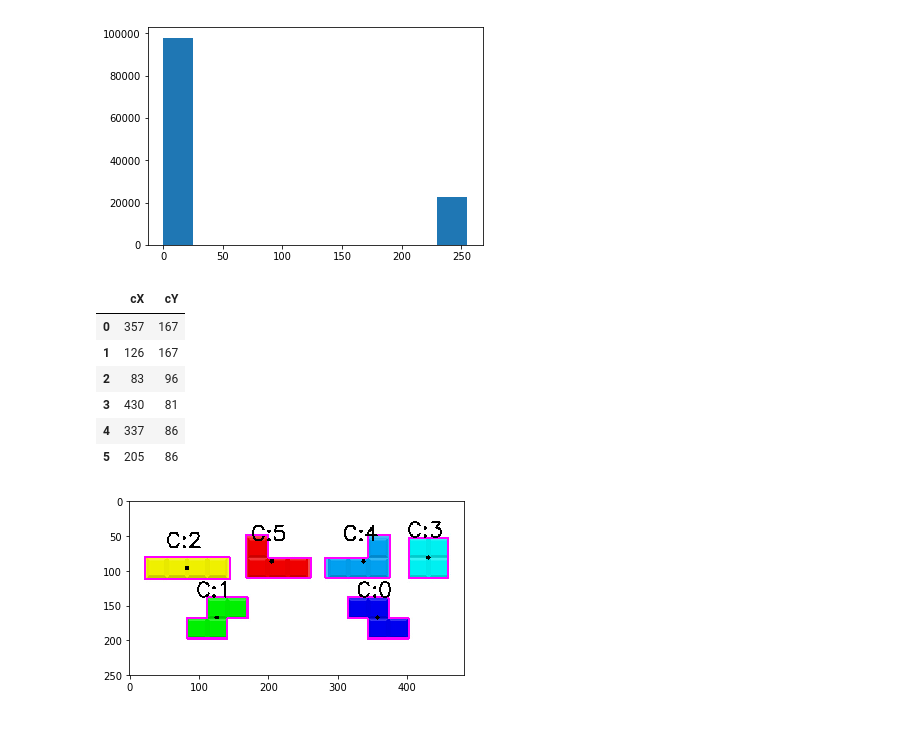
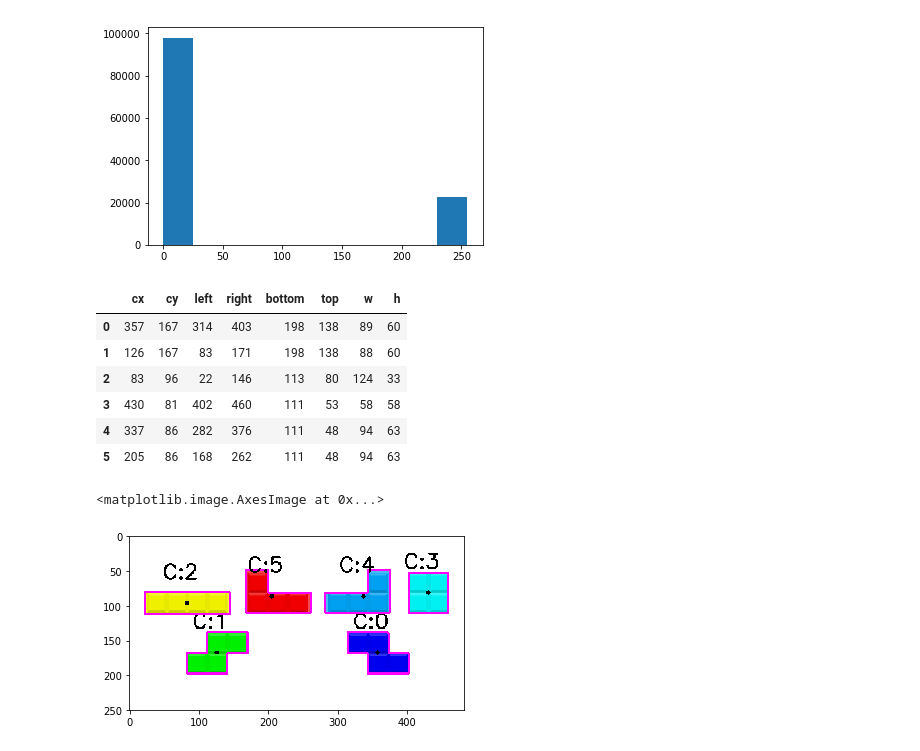
Before and after one commit to jrovegno/opencv, a Jupyter notebook: OpenCV_01.ipynb, the cells around one changed output. Drawn from its saved outputs; the diff is of its cells as text; code cells hidden in the pictures.

```diff
--- a/OpenCV tests.ipynb
+++ b/OpenCV_01.ipynb
@@ -32,3 +34,24 @@ green: (0, 127, 0)
+# %%
+def df_contours(cnts):
+    df = pd.DataFrame(columns=['cx','cy', 'left', 'right', 'bottom', 'top', 'w', 'h'])
+    for i, c in enumerate(cnts):
+        M = cv2.moments(c)
+        cx, cy = int(M["m10"] / M["m00"]), int(M["m01"] / M["m00"])
+        x, y, w, h = cv2.boundingRect(c)
+        df.loc[i] = pd.Series({'cx': cx, 'cy': cy, 'left': x, 'top': y,
+                               'w': w, 'h': h, 'bottom': y+h, 'right': x+w})
+    return df
+
+def center(df, i=0, offset=0):
+    return tuple(df.loc[i, ['cx','cy']] + offset)
+
+def lt(df, i=0, offset=0):
+    '''Left Top'''
+    return tuple(df.loc[i, ['left','top']] + offset)
+
+def rb(df, i=0, offset=0):
+    '''Right Bottom'''
+    return tuple(df.loc[i, ['right','bottom']] + offset)
 # %% [markdown]
 ### Draw countours
 imutils.auto_canny
@@ -86,7 +111,7 @@ plt.imshow(gray)
 <matplotlib.image.AxesImage at 0x...>
 [figure]
 # %%
-thresh = cv2.threshold(gray, 225, 255, cv2.THRESH_BINARY_INV)[1]
+(_, thresh) = cv2.threshold(gray, 225, 255, cv2.THRESH_BINARY_INV)
 plt.imshow(thresh)
 # %% [output]
 <matplotlib.image.AxesImage at 0x...>
@@ -97,41 +122,36 @@ _ = plt.hist(thresh.ravel())
 [figure]
 # %%
 (_, cnts, _) = cv2.findContours(thresh.copy(), cv2.RETR_EXTERNAL, cv2.CHAIN_APPROX_SIMPLE)
+# %%
+df = df_contours(cnts)
+df
+# %% [output]
+|  | cx | cy | left | right | bottom | top | w | h |
+| 0 | 357 | 167 | 314 | 403 | 198 | 138 | 89 | 60 |
+| 1 | 126 | 167 | 83 | 171 | 198 | 138 | 88 | 60 |
+| 2 | 83 | 96 | 22 | 146 | 113 | 80 | 124 | 33 |
+| 3 | 430 | 81 | 402 | 460 | 111 | 53 | 58 | 58 |
+| 4 | 337 | 86 | 282 | 376 | 111 | 48 | 94 | 63 |
+| 5 | 205 | 86 | 168 | 262 | 111 | 48 | 94 | 63 |
 # %%
 # https://docs.opencv.org/3.3.1/d6/d6e/group__imgproc__draw.html
-df = pd.DataFrame(columns=['cX','cY'])
 thickness = 2
 # Negative thickness means that a filled circle is to be drawn.
 circle_thickness, radius = -1, 3
 # Parameter indicating a contour to draw. If it is negative, all the contours are drawn.
 contourIdx = -1
 # Text properties
-fontScale, offset, font = 1, 30, cv2.FONT_HERSHEY_SIMPLEX
+fontScale, offset, font = 1, -35, cv2.FONT_HERSHEY_SIMPLEX
 
 # loop over the contours
 for i, c in enumerate(cnts):
-    # compute the center of the contour
-    M = cv2.moments(c)
-    cX, cY = int(M["m10"] / M["m00"]), int(M["m01"] / M["m00"])
-    df.loc[i] = pd.Series({'cX': cX, 'cY': cY})
-
     # draw the contour and center of the shape on the image
     cv2.drawContours(image, cnts, i, color('magenta'), thickness)
-    cv2.circle(image, (cX, cY), radius, color('black'), circle_thickness)
-    cv2.putText(image, 'C:{}'.format(i), (cX - offset, cY - offset),
+    cv2.circle(image, center(df, i), radius, color('black'), circle_thickness)
+    cv2.putText(image, 'C:{}'.format(i), center(df, i, offset=offset),
                 font, fontScale, color('black'), thickness)
 
-    # show the image, does not work well on notebook
-    #cv2.imshow("Image", image)
-    #cv2.waitKey(0)
 plt.imshow(image)
-df
 # %% [output]
-|  | cX | cY |
-| 0 | 357 | 167 |
-| 1 | 126 | 167 |
-| 2 | 83 | 96 |
-| 3 | 430 | 81 |
-| 4 | 337 | 86 |
-| 5 | 205 | 86 |
+<matplotlib.image.AxesImage at 0x...>
-[figure, old version]
+[figure, new version]
```
Also changed, not shown: parts of 7 cells of this notebook.
